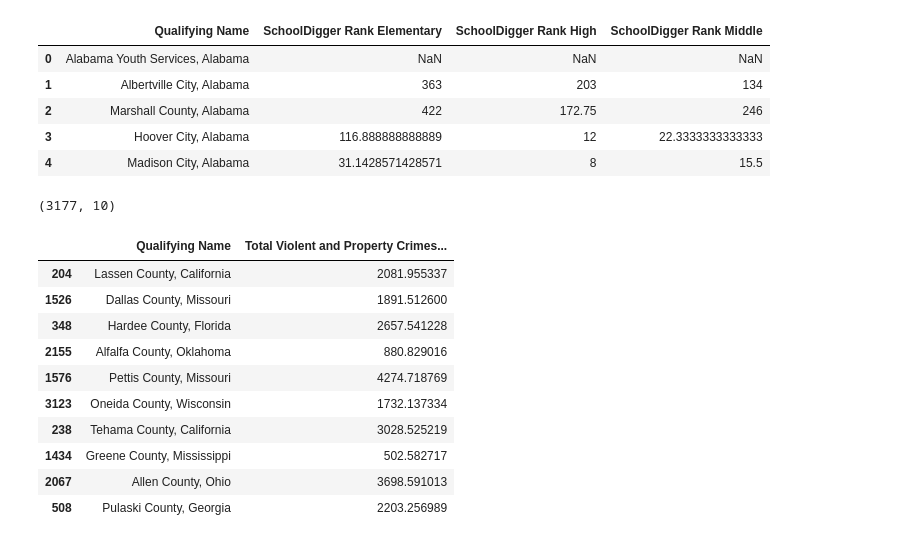
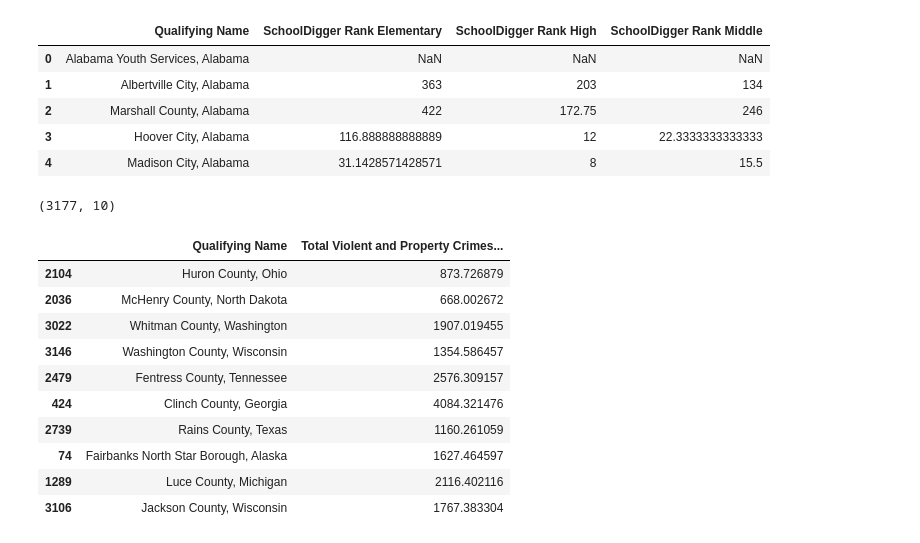
Before and after one commit to akiwarheit/mads-capstone-project, a Jupyter notebook: notebooks/9_se_data_preprocessing.ipynb, the cells around one changed output. Drawn from its saved outputs; the diff is of its cells as text; code cells hidden in the pictures.

```diff
--- a/notebooks/9_se_data_preprocessing.ipynb
+++ b/notebooks/9_se_data_preprocessing.ipynb
@@ -18,29 +18,29 @@ school_df.head()
 # %%
 crime_df = pd.read_csv('../data/social_explorer_raw/crime.csv')
 crime_df = crime_df.drop(index=0)
 crime_df = crime_df.reset_index(drop=True)
 crime_df['Total Violent and Property Crimes Rate'] = crime_df['Total Violent and Property Crimes Rate'].astype('float')
 print(crime_df.shape)
 # filtered_df = crime_df[crime_df['Name of Area'] == 'Crittenden County']
 crime_df = crime_df[['Qualifying Name', 'Total Violent and Property Crimes Rate']]
 
-crime_df = crime_df.sort_values(by='Total Violent and Property Crimes Rate', ascending=False)
-print(crime_df['Total Violent and Property Crimes Rate'].isna().sum())
-filtered_df = crime_df[pd.isna(crime_df['Total Violent and Property Crimes Rate'])]
+# crime_df = crime_df.sort_values(by='Total Violent and Property Crimes Rate', ascending=False)
+# print(crime_df['Total Violent and Property Crimes Rate'].isna().sum())
+# filtered_df = crime_df[pd.isna(crime_df['Total Violent and Property Crimes Rate'])]
 # there are 42 counties that have no crime rate, will spot check these and see if we can assume that means they have very low crime/pop
 # crime_df.columns
-filtered_df.head(100)
-# crime_df.head(3300)
+# filtered_df.head(100)
+crime_df.sample(10)
 # %% [output]
 (3177, 10)
 |  | Qualifying Name | Total Violent and Property Crimes... |
-| 204 | Lassen County, California | 2081.955337 |
-| 1526 | Dallas County, Missouri | 1891.512600 |
-| 348 | Hardee County, Florida | 2657.541228 |
-| 2155 | Alfalfa County, Oklahoma | 880.829016 |
-| 1576 | Pettis County, Missouri | 4274.718769 |
-| 3123 | Oneida County, Wisconsin | 1732.137334 |
-| 238 | Tehama County, California | 3028.525219 |
-| 1434 | Greene County, Mississippi | 502.582717 |
-| 2067 | Allen County, Ohio | 3698.591013 |
-| 508 | Pulaski County, Georgia | 2203.256989 |
+| 2104 | Huron County, Ohio | 873.726879 |
+| 2036 | McHenry County, North Dakota | 668.002672 |
+| 3022 | Whitman County, Washington | 1907.019455 |
+| 3146 | Washington County, Wisconsin | 1354.586457 |
+| 2479 | Fentress County, Tennessee | 2576.309157 |
+| 424 | Clinch County, Georgia | 4084.321476 |
+| 2739 | Rains County, Texas | 1160.261059 |
+| 74 | Fairbanks North Star Borough, Alaska | 1627.464597 |
+| 1289 | Luce County, Michigan | 2116.402116 |
+| 3106 | Jackson County, Wisconsin | 1767.383304 |
```
Also changed, not shown: parts of 12 cells of this notebook.
